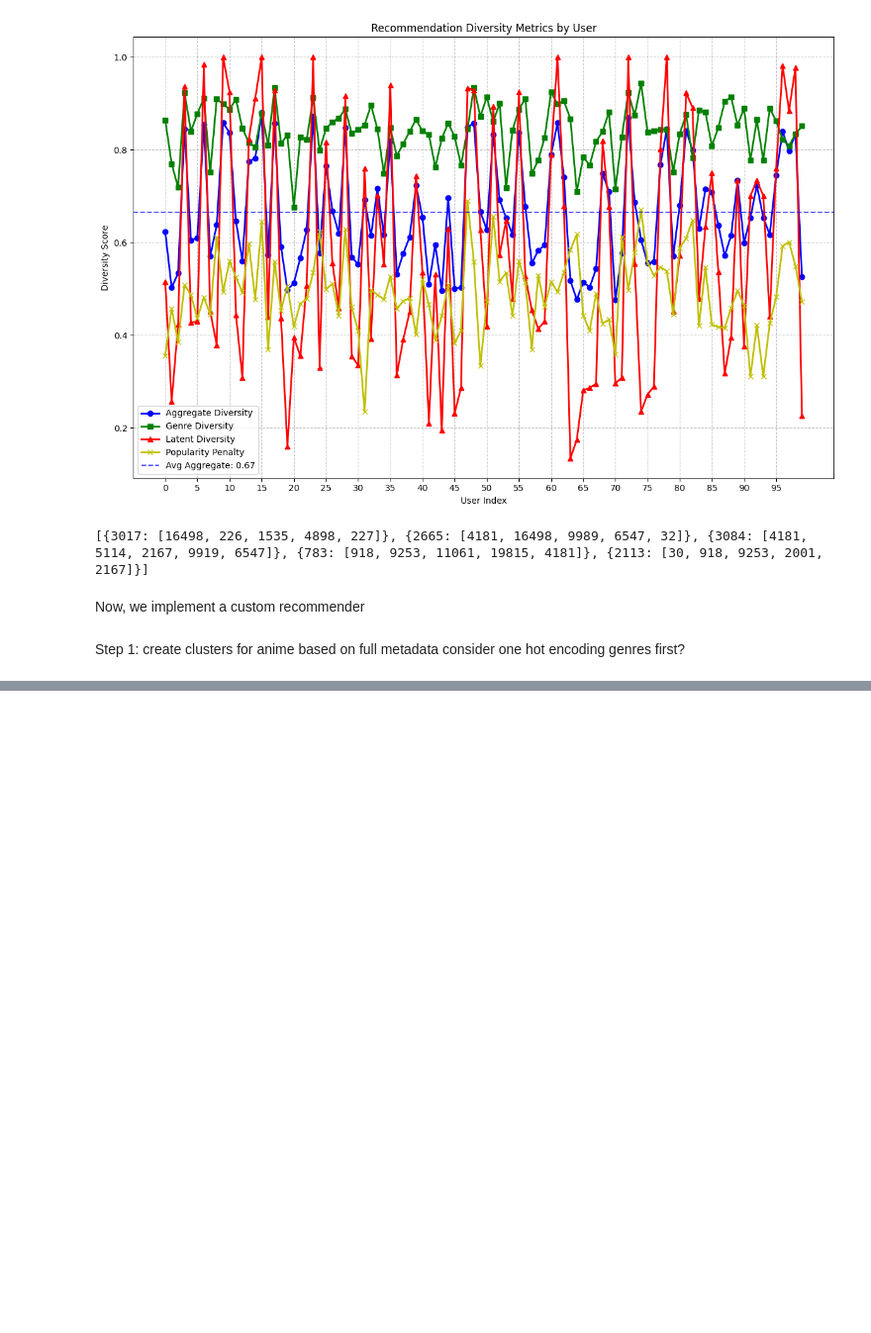
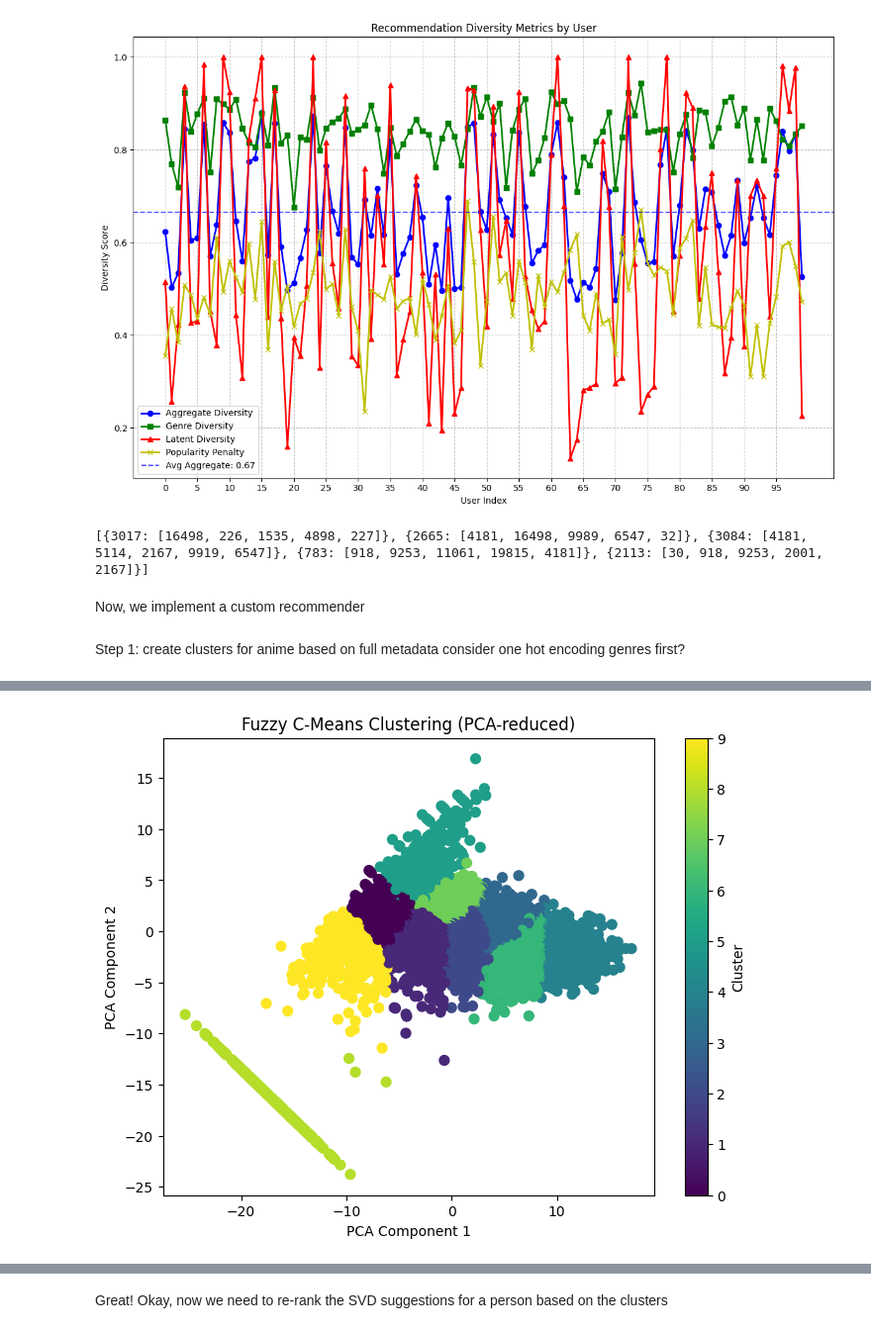
Before and after one commit to mahesmeh001/AnimeRecommender, a Jupyter notebook: creatingBaseline.ipynb, the cells around one changed output, grey strips where cells are left out. Shown: that part at 99% size. Cells and saved outputs as stored; diff of their text form; code cells hidden in the pictures; blank space fills up the shorter version.

Commit message:
good clustering established

```diff
--- a/creatingBaseline.ipynb
+++ b/creatingBaseline.ipynb
@@ -460,0 +529,20 @@ consider one hot encoding genres first?
+# %%
+from sklearn.preprocessing import MinMaxScaler
+# scale data appropriately
+from sklearn.preprocessing import StandardScaler
+import numpy as np
+
+# Log-transform 'members' to reduce skewness
+cluster_df['members'] = np.log1p(cluster_df['members'])
+
+# # Initialize MinMaxScaler -> [0-1]
+# scaler = MinMaxScaler()
+scaler = StandardScaler()
+scaled_columns = ['episodes', 'rating', 'members']
+cluster_df[scaled_columns] = scaler.fit_transform(cluster_df[scaled_columns])
+
+
+cluster_df[['rating', 'members']] *= 5  # Give more weight
+
+
+# Keep binary (0/1) genre features unchanged
@@ -460,0 +569,45 @@ consider one hot encoding genres first?
+# %%
+import numpy as np
+import pandas as pd
+import matplotlib.pyplot as plt
+from sklearn.preprocessing import MinMaxScaler
+from fcmeans import FCM
+from sklearn.decomposition import PCA
+
+# Apply Fuzzy C-Means clustering
+n_clusters = 10
+fcm = FCM(n_clusters=n_clusters, m=1.5)  # Try lowering m (default is 2.0)
+fcm.fit(cluster_df.values)
+
+# Get the membership matrix
+membership_matrix = fcm.u  # Shape: (n_samples, n_clusters)
+
+# Convert membership matrix to DataFrame
+membership_df = pd.DataFrame(membership_matrix, columns=[f'cluster_{i}_membership' for i in range(n_clusters)])
+
+# Ensure index alignment before merging
+membership_df.index = cluster_df.index  # Align indices before merging
+
+# Merge membership scores into the original DataFrame
+final_df = pd.concat([animes, membership_df], axis=1)
+
+# Get the most dominant cluster for each anime
+cluster_labels = membership_matrix.argmax(axis=1)
+
+# PCA for visualization
+pca = PCA(n_components=2)
+pca_result = pca.fit_transform(cluster_df.values)
+
+# Scatter plot with colors based on cluster labels
+plt.figure(figsize=(8, 6))
+plt.scatter(pca_result[:, 0], pca_result[:, 1], c=cluster_labels, cmap='viridis', s=50)
+plt.colorbar(label='Cluster')
+plt.title('Fuzzy C-Means Clustering (PCA-reduced)')
+plt.xlabel('PCA Component 1')
+plt.ylabel('PCA Component 2')
+plt.show()
+
+# Display the final DataFrame with anime info and clustering results
+print(final_df.head())
+# %% [output]
+[figure, added]
@@ -460,0 +631,2 @@ consider one hot encoding genres first?
+# %% [markdown]
+Great! Okay, now we need to re-rank the SVD suggestions for a person based on the clusters
```
Also changed, not shown: parts of 6 cells of this notebook.
